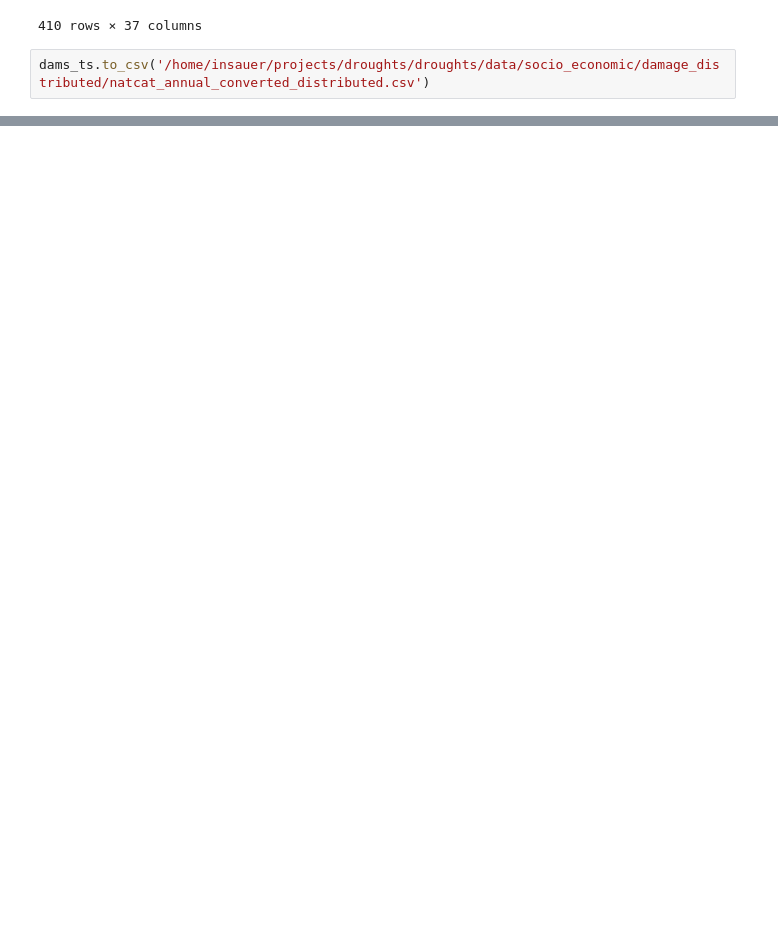
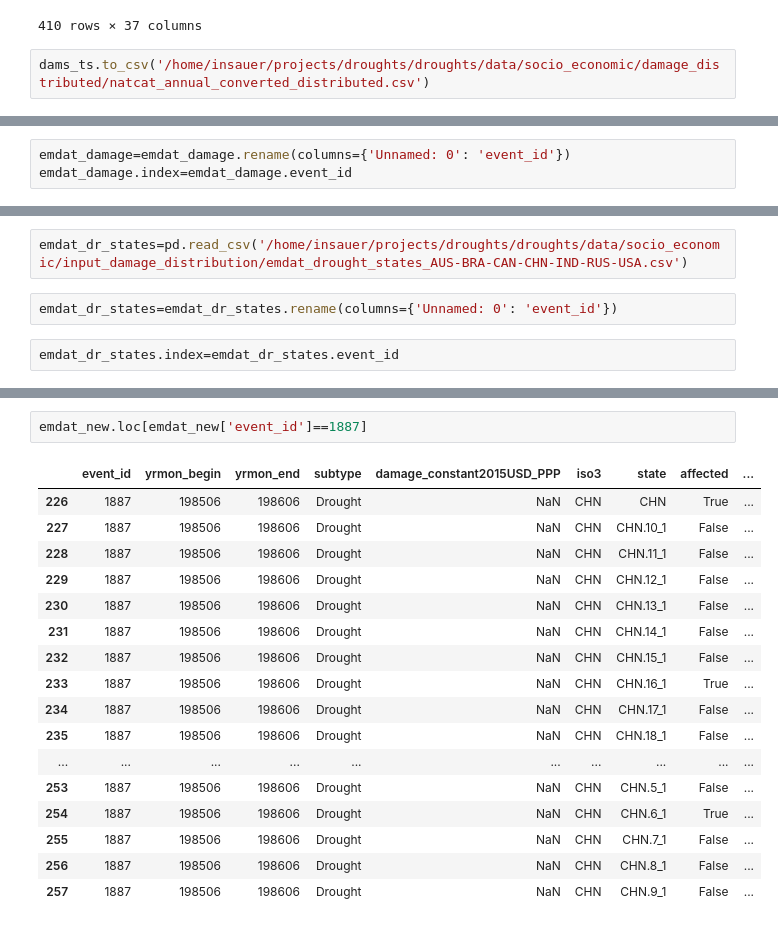
Before and after one commit to ingajsa/drought_damages, a Jupyter notebook: socio_economic/damage_distribution.ipynb, the cells around one changed output, grey strips where cells are left out. Drawn from its saved outputs; the diff is of its cells as text; blank space fills up the shorter version.

```diff
--- a/socio_economic/damage_distribution.ipynb
+++ b/socio_economic/damage_distribution.ipynb
@@ -220,0 +274,3 @@ dams_ts.to_csv('/home/insauer/projects/droughts/droughts/data/socio_economic/dam
+# %%
+emdat_damage=emdat_damage.rename(columns={'Unnamed: 0': 'event_id'})
+emdat_damage.index=emdat_damage.event_id
@@ -220,0 +297,6 @@ dams_ts.to_csv('/home/insauer/projects/droughts/droughts/data/socio_economic/dam
+# %%
+emdat_dr_states=pd.read_csv('/home/insauer/projects/droughts/droughts/data/socio_economic/input_damage_distribution/emdat_drought_states_AUS-BRA-CAN-CHN-IND-RUS-USA.csv')
+# %%
+emdat_dr_states=emdat_dr_states.rename(columns={'Unnamed: 0': 'event_id'})
+# %%
+emdat_dr_states.index=emdat_dr_states.event_id
@@ -220,0 +600,20 @@ dams_ts.to_csv('/home/insauer/projects/droughts/droughts/data/socio_economic/dam
+# %%
+emdat_new.loc[emdat_new['event_id']==1887]
+# %% [output]
+|  | event_id | yrmon_begin | yrmon_end | subtype | damage_constant2015USD_PPP | iso3 | state | affected | ... |
+| 226 | 1887 | 198506 | 198606 | Drought | NaN | CHN | CHN | True | ... |
+| 227 | 1887 | 198506 | 198606 | Drought | NaN | CHN | CHN.10_1 | False | ... |
+| 228 | 1887 | 198506 | 198606 | Drought | NaN | CHN | CHN.11_1 | False | ... |
+| 229 | 1887 | 198506 | 198606 | Drought | NaN | CHN | CHN.12_1 | False | ... |
+| 230 | 1887 | 198506 | 198606 | Drought | NaN | CHN | CHN.13_1 | False | ... |
+| 231 | 1887 | 198506 | 198606 | Drought | NaN | CHN | CHN.14_1 | False | ... |
+| 232 | 1887 | 198506 | 198606 | Drought | NaN | CHN | CHN.15_1 | False | ... |
+| 233 | 1887 | 198506 | 198606 | Drought | NaN | CHN | CHN.16_1 | True | ... |
+| 234 | 1887 | 198506 | 198606 | Drought | NaN | CHN | CHN.17_1 | False | ... |
+| 235 | 1887 | 198506 | 198606 | Drought | NaN | CHN | CHN.18_1 | False | ... |
+| ... | ... | ... | ... | ... | ... | ... | ... | ... | ... |
+| 253 | 1887 | 198506 | 198606 | Drought | NaN | CHN | CHN.5_1 | False | ... |
+| 254 | 1887 | 198506 | 198606 | Drought | NaN | CHN | CHN.6_1 | True | ... |
+| 255 | 1887 | 198506 | 198606 | Drought | NaN | CHN | CHN.7_1 | False | ... |
+| 256 | 1887 | 198506 | 198606 | Drought | NaN | CHN | CHN.8_1 | False | ... |
+| 257 | 1887 | 198506 | 198606 | Drought | NaN | CHN | CHN.9_1 | False | ... |
```
Also changed, not shown: parts of 21 cells of this notebook.
